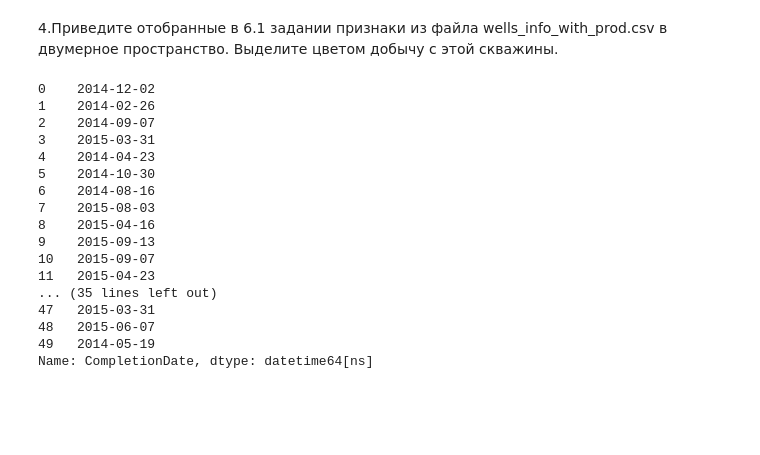
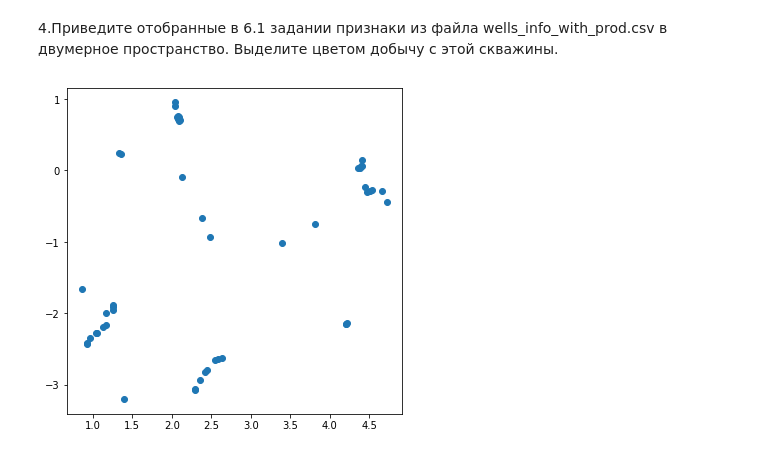
Before and after one commit to kvasik3000/pack, a Jupyter notebook: tasks.ipynb, the cells around one changed output. Cells and saved outputs as stored; diff of their text form; code cells hidden in the pictures; blank space fills up the shorter version.

```diff
--- a/tasks.ipynb
+++ b/tasks.ipynb
@@ -370,29 +367,24 @@ showClusters(model, coordinates)
 # %% [markdown]
 4.Приведите отобранные в 6.1 задании признаки из файла wells_info_with_prod.csv в двумерное пространство. Выделите цветом добычу с этой скважины.
 # %%
-from sklearn.decomposition import PCA
+from sklearn.manifold import TSNE
 from sklearn.preprocessing import MinMaxScaler
 import matplotlib.pyplot as plt
 
 wells_p = pd.read_csv("/content/wells_info_with_prod.csv")
 selected_wells = wells_p[["Prod1Year"]]
 wells_p.CompletionDate = pd.to_datetime(wells_p.CompletionDate)
-wells_p.CompletionDate
+wells_date = wells_p.CompletionDate.dt.dayofyear
+selected_wells = pd.concat((wells_date,selected_wells, pd.get_dummies(wells_p.formation), pd.get_dummies(wells_p.StateName)), axis=1)
+scaled_wells = MinMaxScaler().fit_transform(selected_wells)
+
+
+
+model = TSNE(n_components=2)
+data = model.fit_transform(scaled_wells)
+
+plt.figure(figsize=(6,6))
+plt.scatter(data[:, 0], data[:, 1], marker='o')
+plt.show()
 # %% [output]
-0    2014-12-02
-1    2014-02-26
-2    2014-09-07
-3    2015-03-31
-4    2014-04-23
-5    2014-10-30
-6    2014-08-16
-7    2015-08-03
-8    2015-04-16
-9    2015-09-13
-10   2015-09-07
-11   2015-04-23
-... (35 lines left out)
-47   2015-03-31
-48   2015-06-07
-49   2014-05-19
-Name: CompletionDate, dtype: datetime64[ns]
+[figure, added]
```
Also changed, not shown: parts of 10 cells of this notebook.
